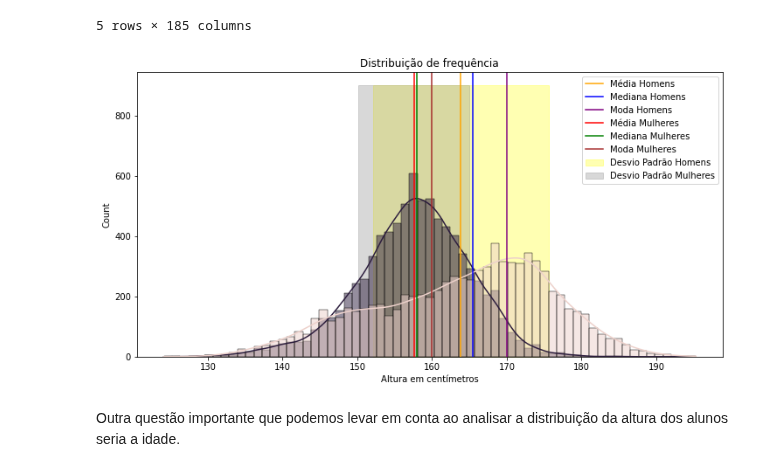
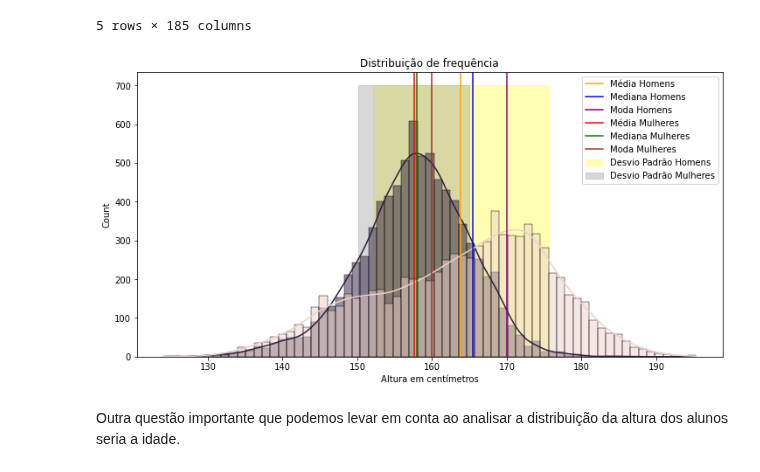
Before and after one commit to silviacfreitas/BootcampDataScienceAplicadaAlura, a Jupyter notebook: BootcampDSModulo03.ipynb, the cells around one changed output. Drawn from its saved outputs; the diff is of its cells as text; code cells hidden in the pictures.

```diff
--- a/BootcampDSModulo03.ipynb
+++ b/BootcampDSModulo03.ipynb
@@ -858,29 +863,29 @@ maior_std_homens = media_homens + std_homens
 # %%
 ax = sns.histplot(data=dados, x=dados['VB17004'], kde=True, hue=dados['VB01001'])
 ax.figure.set_size_inches(12, 6)
 ax.set_title('Distribuição de frequência')
 ax.set_xlabel('Altura em centímetros')
 
 ax.axvline(media_homens, color='orange', linestyle='-', label='Média Homens')
 ax.axvline(mediana_homens, color='blue', linestyle='-', label='Mediana Homens')
 ax.axvline(moda_homens[0], color='purple', label='Moda Homens')
-ax.fill_betweenx(y=[0,900],
+ax.fill_betweenx(y=[0,700],
                  x1=menor_std_homens,
                  x2=maior_std_homens,
                  color='yellow', label='Desvio Padrão Homens', alpha=0.30)
 
 ax.axvline(media_mulheres, color='red', linestyle='-', label='Média Mulheres')
 ax.axvline(mediana_mulheres, color='green', linestyle='-', label='Mediana Mulheres')
 ax.axvline(moda_mulheres[0], color='brown', label='Moda Mulheres')
-ax.fill_betweenx(y=[0,900],
+ax.fill_betweenx(y=[0,700],
                  x1=menor_std_mulheres,
                  x2=maior_std_mulheres,
                  color='gray', label='Desvio Padrão Mulheres', alpha=0.30)
 
 ax.legend()
 plt.show()
 # %% [output]
-[figure, old version]
+[figure, new version]
 # %% [markdown]
 Outra questão importante que podemos levar em conta ao analisar a distribuição da altura dos alunos seria a idade.
 # %%
```
Also changed, not shown: parts of 73 cells of this notebook.
